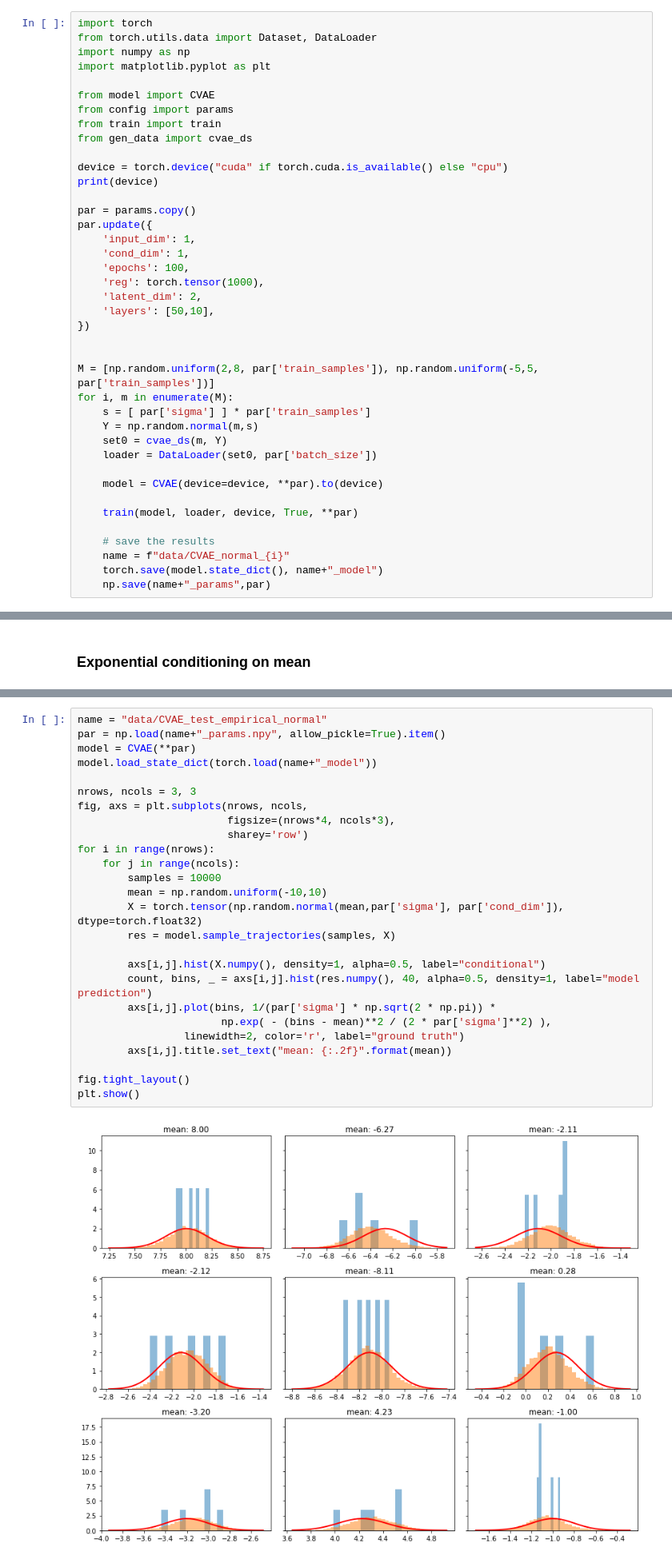
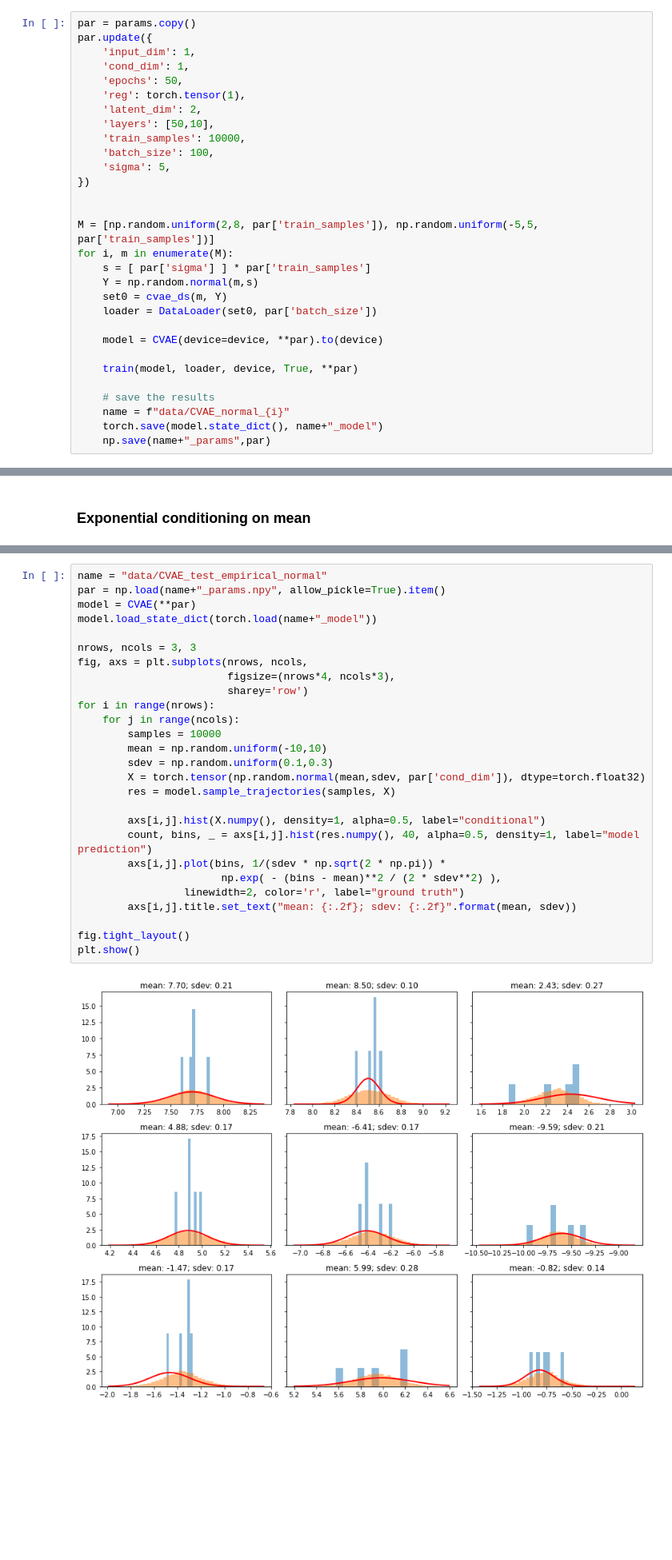
Before and after one commit to mitkel/DL, a Jupyter notebook: CVAE/results.ipynb, the cells around one changed output, grey strips where cells are left out. Shown at 80% size. Cells and saved outputs as stored; diff of their text form; blank space fills up the shorter version.

```diff
--- a/CVAE/results.ipynb
+++ b/CVAE/results.ipynb
@@ -46,27 +63,17 @@ We could improve on VAE by giving some additional information to encoder and dec
 
 ### Normal; fixed variance, conditioning on mean
 # %%
-import torch
-from torch.utils.data import Dataset, DataLoader
-import numpy as np
-import matplotlib.pyplot as plt
-
-from model import CVAE
-from config import params
-from train import train
-from gen_data import cvae_ds
-
-device = torch.device("cuda" if torch.cuda.is_available() else "cpu")
-print(device)
-
 par = params.copy()
 par.update({
     'input_dim': 1,
     'cond_dim': 1,
-    'epochs': 100,
-    'reg': torch.tensor(1000),
+    'epochs': 50,
+    'reg': torch.tensor(1),
     'latent_dim': 2,
     'layers': [50,10],
+    'train_samples': 10000,
+    'batch_size': 100,
+    'sigma': 5,
 })
 
 
@@ -296,31 +294,32 @@ cuda
 # %%
 name = "data/CVAE_test_empirical_normal"
 par = np.load(name+"_params.npy", allow_pickle=True).item()
 model = CVAE(**par)
 model.load_state_dict(torch.load(name+"_model"))
 
 nrows, ncols = 3, 3
 fig, axs = plt.subplots(nrows, ncols,
                         figsize=(nrows*4, ncols*3),
                         sharey='row')
 for i in range(nrows):
     for j in range(ncols):
         samples = 10000
         mean = np.random.uniform(-10,10)
-        X = torch.tensor(np.random.normal(mean,par['sigma'], par['cond_dim']), dtype=torch.float32)
+        sdev = np.random.uniform(0.1,0.3)
+        X = torch.tensor(np.random.normal(mean,sdev, par['cond_dim']), dtype=torch.float32)
         res = model.sample_trajectories(samples, X)
 
         axs[i,j].hist(X.numpy(), density=1, alpha=0.5, label="conditional")
         count, bins, _ = axs[i,j].hist(res.numpy(), 40, alpha=0.5, density=1, label="model prediction")
-        axs[i,j].plot(bins, 1/(par['sigma'] * np.sqrt(2 * np.pi)) *
-                       np.exp( - (bins - mean)**2 / (2 * par['sigma']**2) ),
+        axs[i,j].plot(bins, 1/(sdev * np.sqrt(2 * np.pi)) *
+                       np.exp( - (bins - mean)**2 / (2 * sdev**2) ),
                  linewidth=2, color='r', label="ground truth")
-        axs[i,j].title.set_text("mean: {:.2f}".format(mean))
+        axs[i,j].title.set_text("mean: {:.2f}; sdev: {:.2f}".format(mean, sdev))
 
 fig.tight_layout()
 plt.show()
 # %% [output]
-[figure, old version]
+[figure, new version]
 # %% [markdown]
 ## Ornstein Uhlenbeck process
 # %% [markdown]
```
Also changed, not shown: parts of 9 cells of this notebook, 2 other files.
